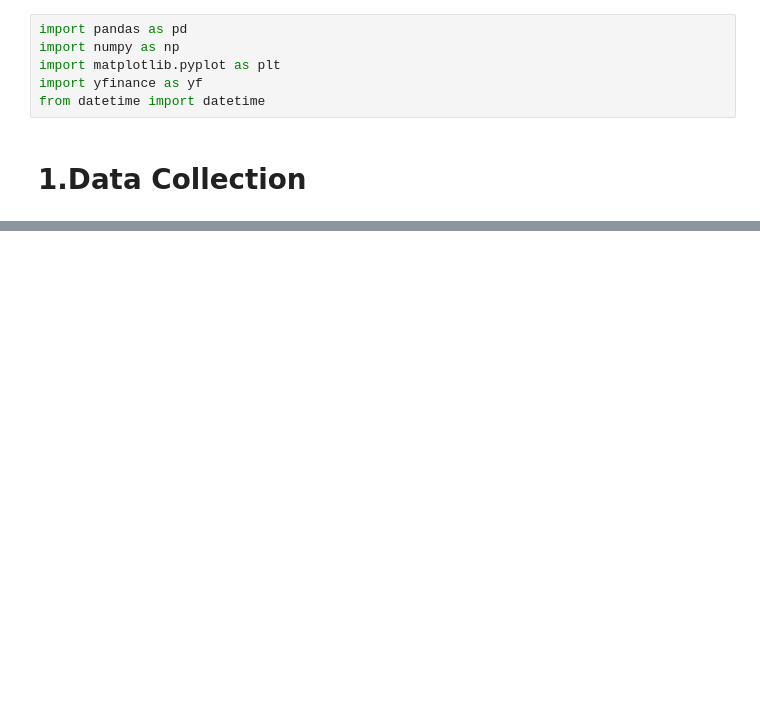
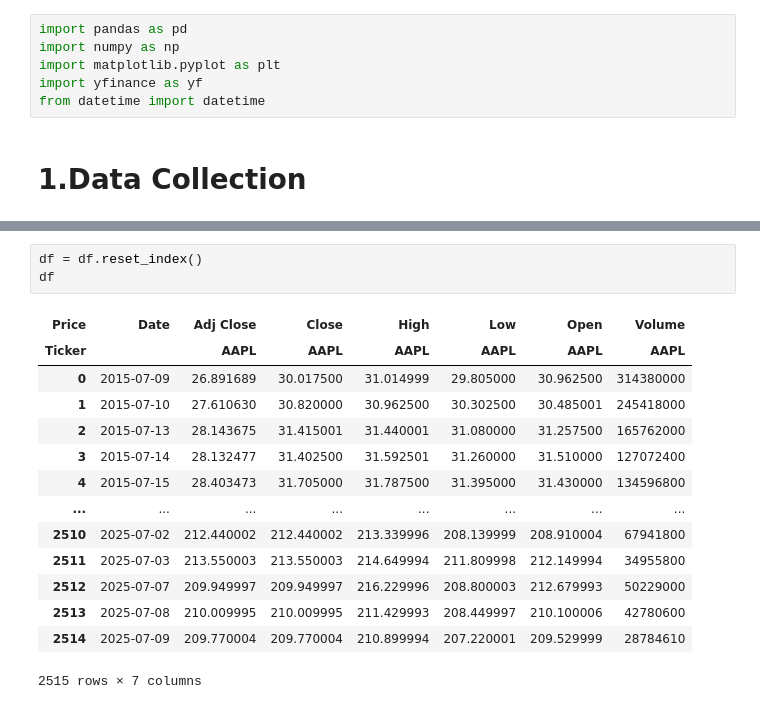
Before and after one commit to Ujjwal5705/Stock-Prediction-Portal, a Jupyter notebook: Resources/Stock_Prediction_Using_LSTM.ipynb, the cells around one changed output, grey strips where cells are left out. Saved outputs shown, nothing was run; the diff lists cells and outputs as text; blank space fills up the shorter version.

```diff
--- a/Resources/Stock_Prediction_Using_LSTM.ipynb
+++ b/Resources/Stock_Prediction_Using_LSTM.ipynb
@@ -33,0 +90,18 @@ df
+# %%
+df = df.reset_index()
+df
+# %% [output]
+| Price | Date | Adj Close | Close | High | Low | Open | Volume |
+| Ticker |  | AAPL | AAPL | AAPL | AAPL | AAPL | AAPL |
+| 0 | 2015-07-09 | 26.891689 | 30.017500 | 31.014999 | 29.805000 | 30.962500 | 314380000 |
+| 1 | 2015-07-10 | 27.610630 | 30.820000 | 30.962500 | 30.302500 | 30.485001 | 245418000 |
+| 2 | 2015-07-13 | 28.143675 | 31.415001 | 31.440001 | 31.080000 | 31.257500 | 165762000 |
+| 3 | 2015-07-14 | 28.132477 | 31.402500 | 31.592501 | 31.260000 | 31.510000 | 127072400 |
+| 4 | 2015-07-15 | 28.403473 | 31.705000 | 31.787500 | 31.395000 | 31.430000 | 134596800 |
+| ... | ... | ... | ... | ... | ... | ... | ... |
+| 2510 | 2025-07-02 | 212.440002 | 212.440002 | 213.339996 | 208.139999 | 208.910004 | 67941800 |
+| 2511 | 2025-07-03 | 213.550003 | 213.550003 | 214.649994 | 211.809998 | 212.149994 | 34955800 |
+| 2512 | 2025-07-07 | 209.949997 | 209.949997 | 216.229996 | 208.800003 | 212.679993 | 50229000 |
+| 2513 | 2025-07-08 | 210.009995 | 210.009995 | 211.429993 | 208.449997 | 210.100006 | 42780600 |
+| 2514 | 2025-07-09 | 209.770004 | 209.770004 | 210.899994 | 207.220001 | 209.529999 | 28784610 |
+2515 rows × 7 columns
```
Also changed, not shown: parts of 10 cells of this notebook.
